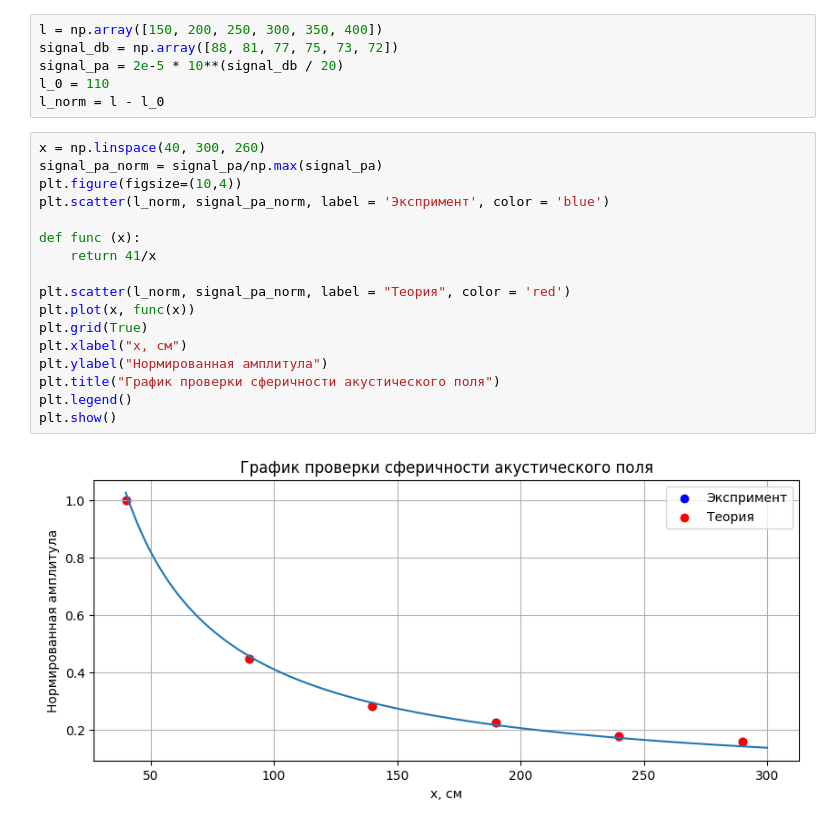
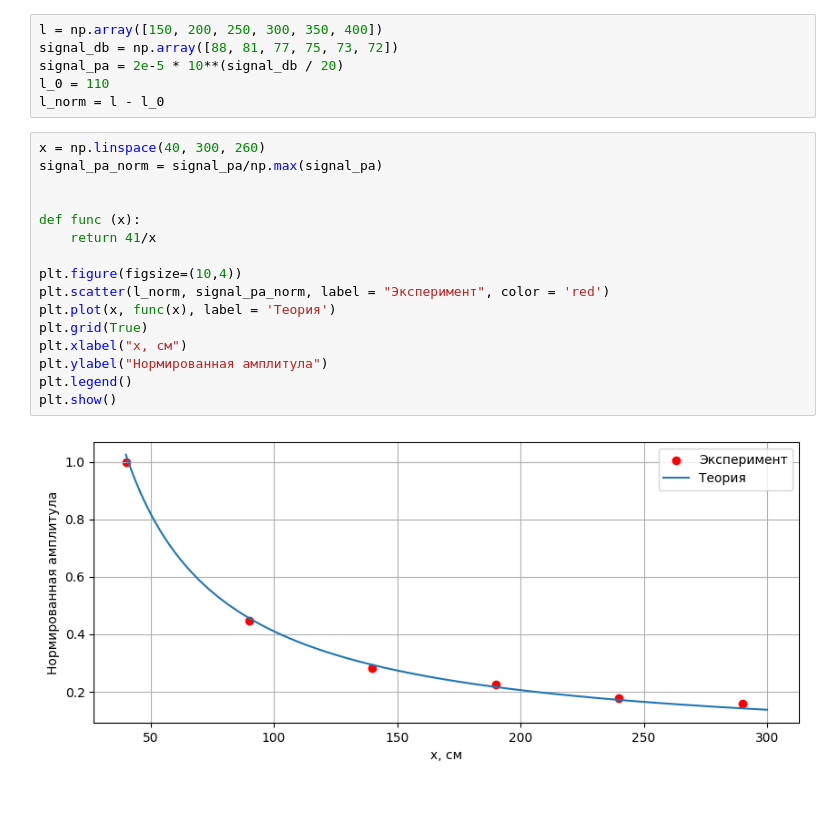
Before and after one commit to bdExplore/Scientific, a Jupyter notebook: Python/pgd_0605.ipynb, the cells around one changed output. Cells and saved outputs as stored; diff of their text form; blank space fills up the shorter version.

```diff
--- a/Python/pgd_0605.ipynb
+++ b/Python/pgd_0605.ipynb
@@ -404,19 +400,18 @@ l_norm = l - l_0
 # %%
 x = np.linspace(40, 300, 260)
 signal_pa_norm = signal_pa/np.max(signal_pa)
-plt.figure(figsize=(10,4))
-plt.scatter(l_norm, signal_pa_norm, label = 'Экспримент', color = 'blue')
+
 
 def func (x):
     return 41/x
 
-plt.scatter(l_norm, signal_pa_norm, label = "Теория", color = 'red')
-plt.plot(x, func(x))
+plt.figure(figsize=(10,4))
+plt.scatter(l_norm, signal_pa_norm, label = "Эксперимент", color = 'red')
+plt.plot(x, func(x), label = 'Теория')
 plt.grid(True)
 plt.xlabel("x, см")
 plt.ylabel("Нормированная амплитула")
-plt.title("График проверки сферичности акустического поля")
 plt.legend()
 plt.show()
 # %% [output]
-[figure, old version]
+[figure, new version]
```
Also changed, not shown: parts of 8 cells of this notebook, 1 other file.
